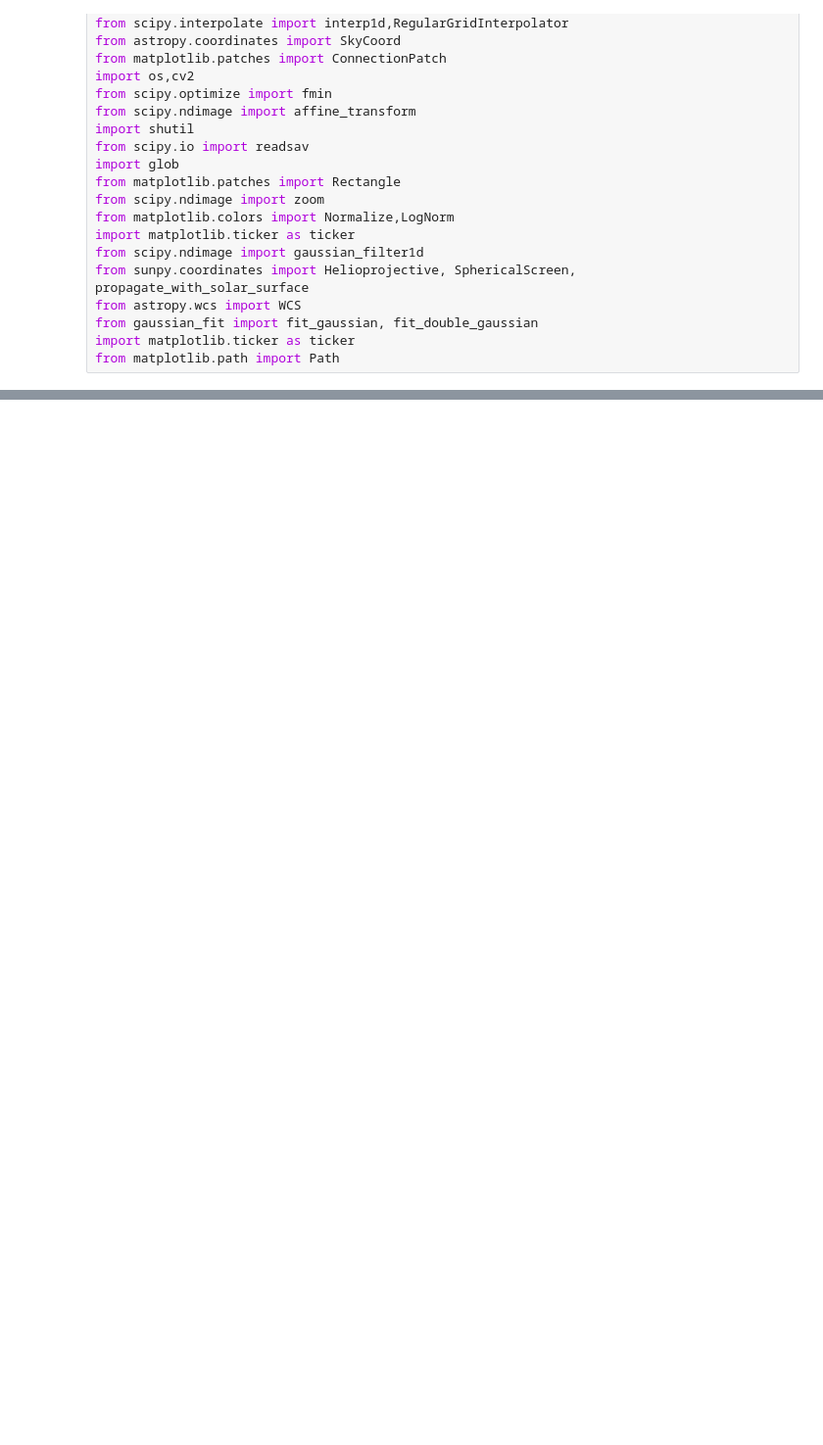
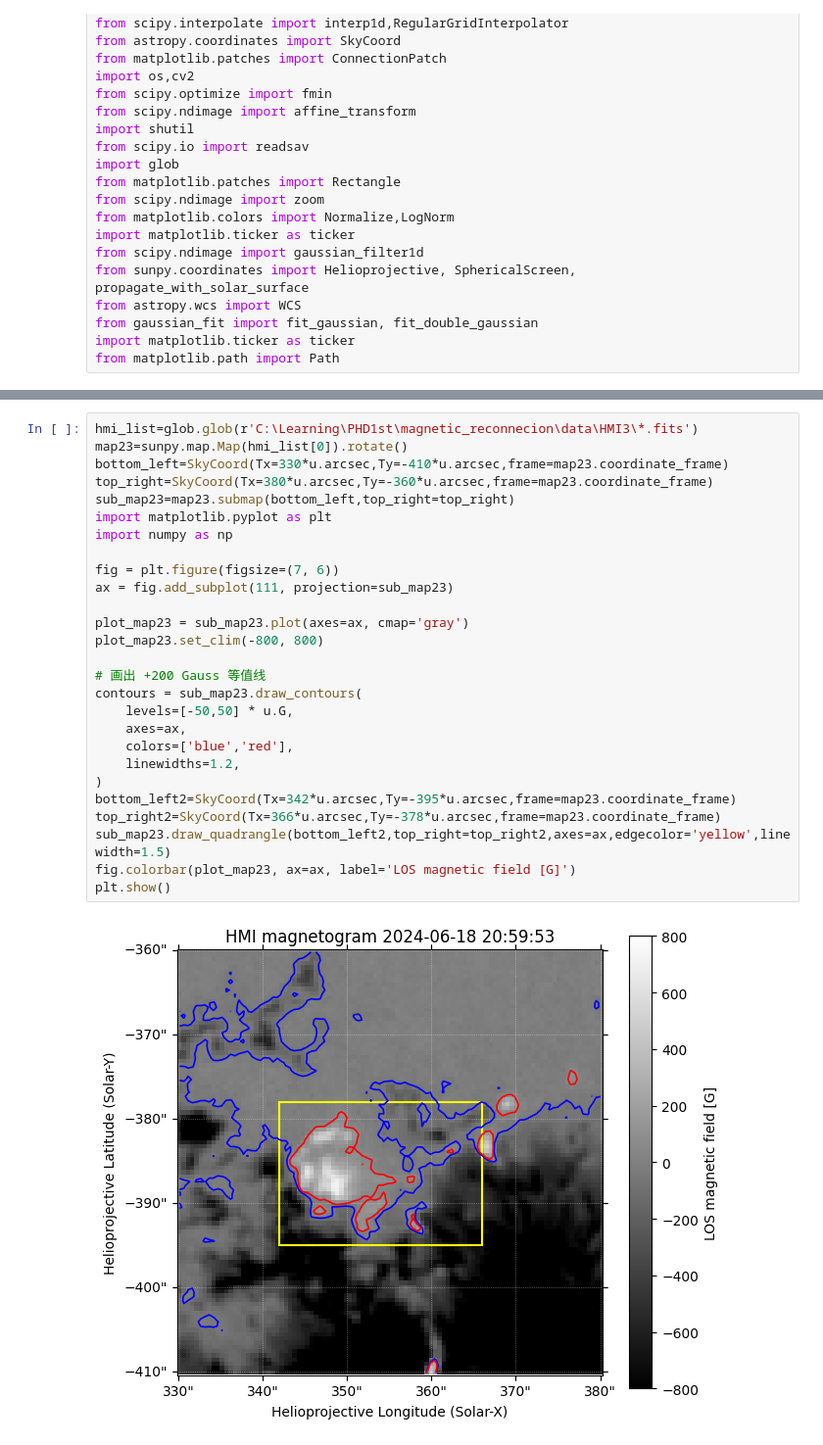
Before and after one commit to xiaosjh/reconnection, a Jupyter notebook: HMI_analysis3.ipynb, the cells around one changed output, grey strips where cells are left out. Shown at 98% size. Drawn from its saved outputs; the diff is of its cells as text; blank space fills up the shorter version.

Commit message:
draw_image5.ipynb

```diff
--- a/HMI_analysis3.ipynb
+++ b/HMI_analysis3.ipynb
@@ -51 +65,30 @@ for i in range(len(hmi_list)):
     plt.close()
+# %%
+hmi_list=glob.glob(r'C:\Learning\PHD1st\magnetic_reconnecion\data\HMI3\*.fits')
+map23=sunpy.map.Map(hmi_list[0]).rotate()
+bottom_left=SkyCoord(Tx=330*u.arcsec,Ty=-410*u.arcsec,frame=map23.coordinate_frame)
+top_right=SkyCoord(Tx=380*u.arcsec,Ty=-360*u.arcsec,frame=map23.coordinate_frame)
+sub_map23=map23.submap(bottom_left,top_right=top_right)
+import matplotlib.pyplot as plt
+import numpy as np
+
+fig = plt.figure(figsize=(7, 6))
+ax = fig.add_subplot(111, projection=sub_map23)
+
+plot_map23 = sub_map23.plot(axes=ax, cmap='gray')
+plot_map23.set_clim(-800, 800)
+
+# 画出 +200 Gauss 等值线
+contours = sub_map23.draw_contours(
+    levels=[-50,50] * u.G,
+    axes=ax,
+    colors=['blue','red'],
+    linewidths=1.2,
+)
+bottom_left2=SkyCoord(Tx=342*u.arcsec,Ty=-395*u.arcsec,frame=map23.coordinate_frame)
+top_right2=SkyCoord(Tx=366*u.arcsec,Ty=-378*u.arcsec,frame=map23.coordinate_frame)
+sub_map23.draw_quadrangle(bottom_left2,top_right=top_right2,axes=ax,edgecolor='yellow',linewidth=1.5)
+fig.colorbar(plot_map23, ax=ax, label='LOS magnetic field [G]')
+plt.show()
+# %% [output]
+[figure, added]
```
Also changed, not shown: parts of 6 cells of this notebook, 5 other files.
